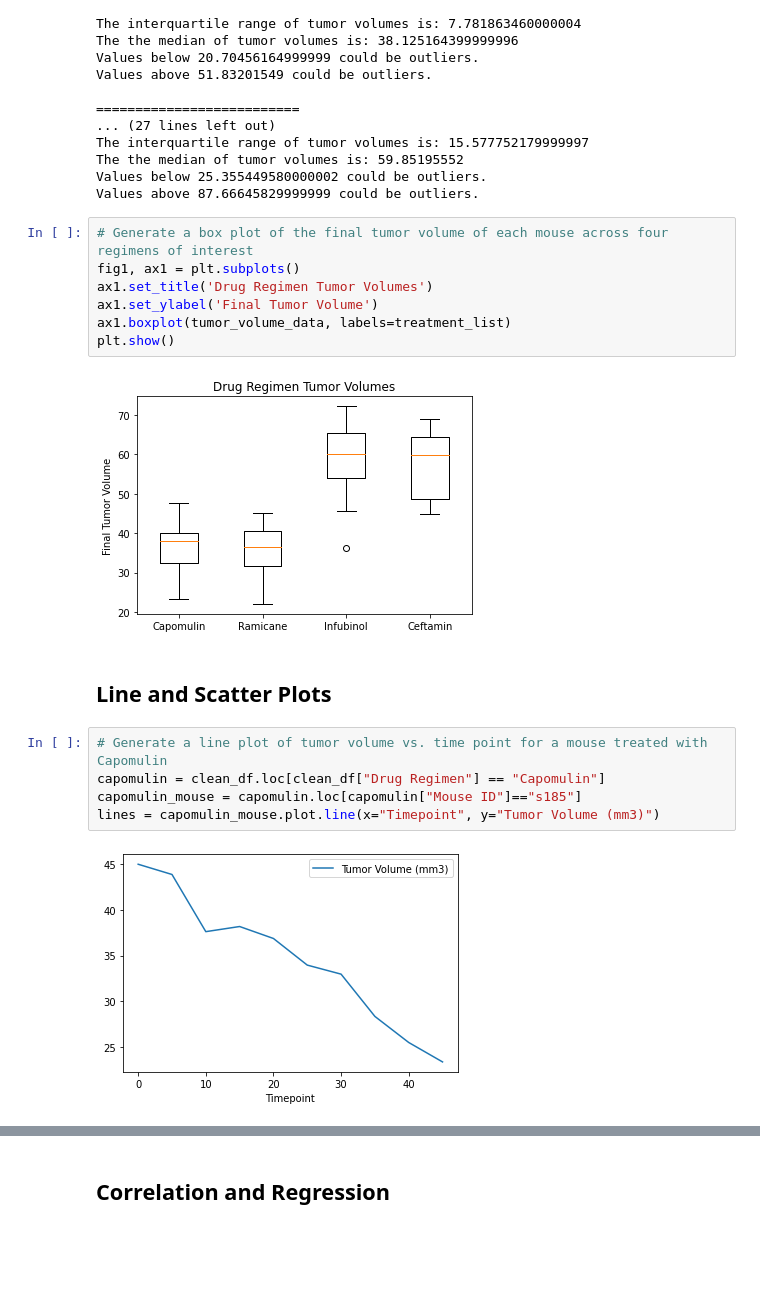
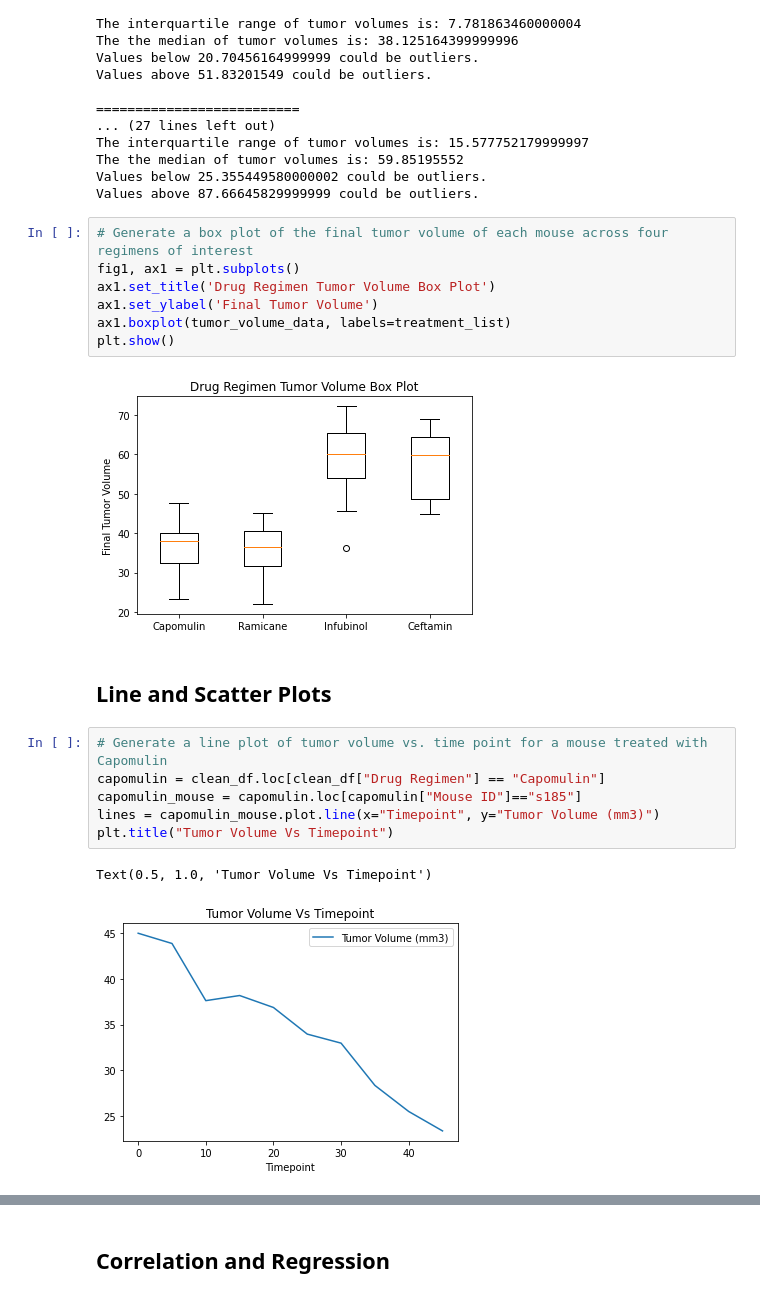
Before and after one commit to jakeazus/Matplotlib-Homework, a Jupyter notebook: Pymaceuticals/pymaceuticals_starter.ipynb, the cells around one changed output, grey strips where cells are left out. Drawn from its saved outputs; the diff is of its cells as text; blank space fills up the shorter version.

```diff
--- a/Pymaceuticals/pymaceuticals_starter.ipynb
+++ b/Pymaceuticals/pymaceuticals_starter.ipynb
@@ -270,21 +286,23 @@ Values above 87.66645829999999 could be outliers.
 # %%
 # Generate a box plot of the final tumor volume of each mouse across four regimens of interest
 fig1, ax1 = plt.subplots()
-ax1.set_title('Drug Regimen Tumor Volumes')
+ax1.set_title('Drug Regimen Tumor Volume Box Plot')
 ax1.set_ylabel('Final Tumor Volume')
 ax1.boxplot(tumor_volume_data, labels=treatment_list)
 plt.show()
 # %% [output]
-[figure, old version]
+[figure, new version]
 # %% [markdown]
 ## Line and Scatter Plots
 # %%
 # Generate a line plot of tumor volume vs. time point for a mouse treated with Capomulin
 capomulin = clean_df.loc[clean_df["Drug Regimen"] == "Capomulin"]
 capomulin_mouse = capomulin.loc[capomulin["Mouse ID"]=="s185"]
 lines = capomulin_mouse.plot.line(x="Timepoint", y="Tumor Volume (mm3)")
+plt.title("Tumor Volume Vs Timepoint")
 # %% [output]
+Text(0.5, 1.0, 'Tumor Volume Vs Timepoint')
-[figure, old version]
+[figure, new version]
 # %%
 # Generate a scatter plot of average tumor volume vs. mouse weight for the Capomulin regimen
 average = capomulin.groupby(["Mouse ID", "Weight (g)"])["Tumor Volume (mm3)"].mean()
```
Also changed, not shown: parts of 6 cells of this notebook.
